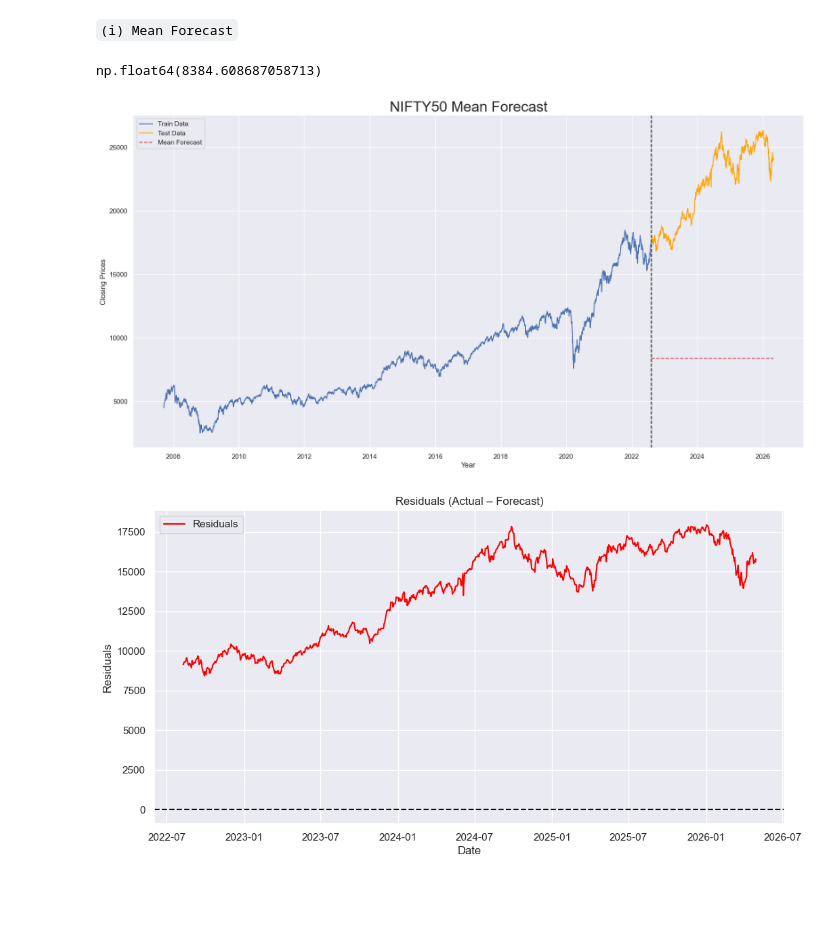
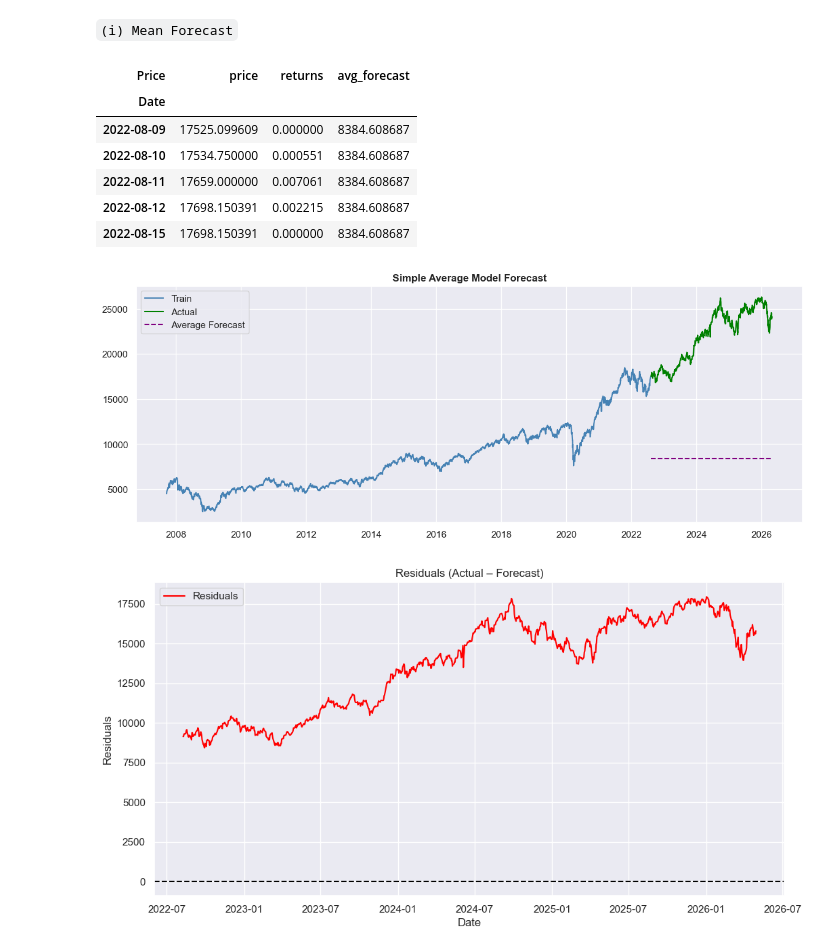
Before and after one commit to PradhumanSoni/Time-Series-Analysis, a Jupyter notebook: Forecasting of Various Indexes/experiment_forecasting_nifty50.ipynb, the cells around one changed output. Saved outputs shown, nothing was run; the diff lists cells and outputs as text; code cells hidden in the pictures; blank space fills up the shorter version.

```diff
--- a/Forecasting of Various Indexes/experiment_forecasting_nifty50.ipynb
+++ b/Forecasting of Various Indexes/experiment_forecasting_nifty50.ipynb
@@ -131,6 +130,6 @@ dtypes: float64(1)
 memory usage: 75.9 KB
 # %%
 # Forming Log Returns
-nifty_df['returns'] = np.log(nifty_df['price']/ nifty_df['price'].shift(1))*100
+nifty_df['returns'] = np.log(nifty_df['price']/ nifty_df['price'].shift(1))
 # %% [markdown]
 `Cool We are done with our CLeaning and Pre Processing`
@@ -242,8 +295,3 @@ T-Statistic = -21.20173547644791
 #### Baseline Models
 # %% [markdown]
 `(i) Mean Forecast`
-# %%
-train_mean = nifty_train.price.mean()
-train_mean
-# %% [output]
-np.float64(8384.608687058713)
@@ -252,15 +298,26 @@ mean_forecast = pd.Series(train_mean, index = nifty_test.index)
+# %%
+# Simple Average Model
+# Forecast = mean of all train prices
+nifty_test['avg_forecast'] = nifty_train['price'].mean()
+nifty_test.head()
+# %% [output]
+| Price | price | returns | avg_forecast |
+| Date |  |  |  |
+| 2022-08-09 | 17525.099609 | 0.000000 | 8384.608687 |
+| 2022-08-10 | 17534.750000 | 0.000551 | 8384.608687 |
+| 2022-08-11 | 17659.000000 | 0.007061 | 8384.608687 |
+| 2022-08-12 | 17698.150391 | 0.002215 | 8384.608687 |
+| 2022-08-15 | 17698.150391 | 0.000000 | 8384.608687 |
 # %%
-plt.figure(figsize=(20,10))
-plt.plot(nifty_train.index , nifty_train.price,color='b',label='Train Data')
-plt.plot(nifty_test.index , nifty_test.price,color='orange',label='Test Data')
-plt.axvline(nifty_train.index[-1],linestyle="--",color='k')
-plt.plot(mean_forecast.index, mean_forecast.values, color='r',linestyle='--',label='Mean Forecast')
-plt.title("NIFTY50 Mean Forecast",size=24)
-plt.xlabel("Year")
-plt.ylabel("Closing Prices")
+# Plot
+plt.figure(figsize=(14,5))
+plt.plot(nifty_train['price'], color='steelblue', label='Train')
+plt.plot(nifty_test['price'], color='green', label='Actual')
+plt.plot(nifty_test['avg_forecast'], color='purple', linestyle='--', label='Average Forecast')
+plt.title('Simple Average Model Forecast', fontweight='bold')
 plt.legend()
 plt.show()
 # %% [output]
-[figure, old version]
+[figure, new version]
 # %%
 # Mean residuals
```
Also changed, not shown: parts of 107 cells of this notebook, 1 other file.
